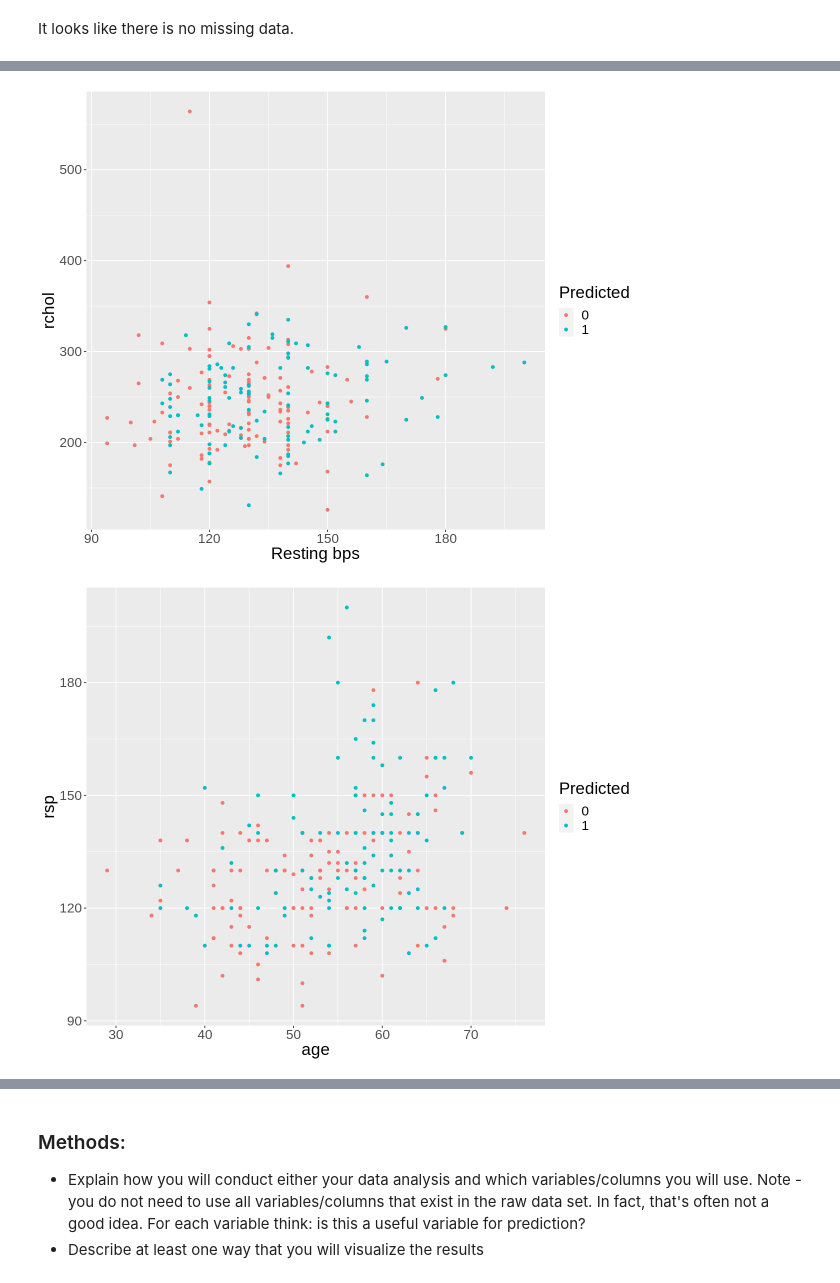
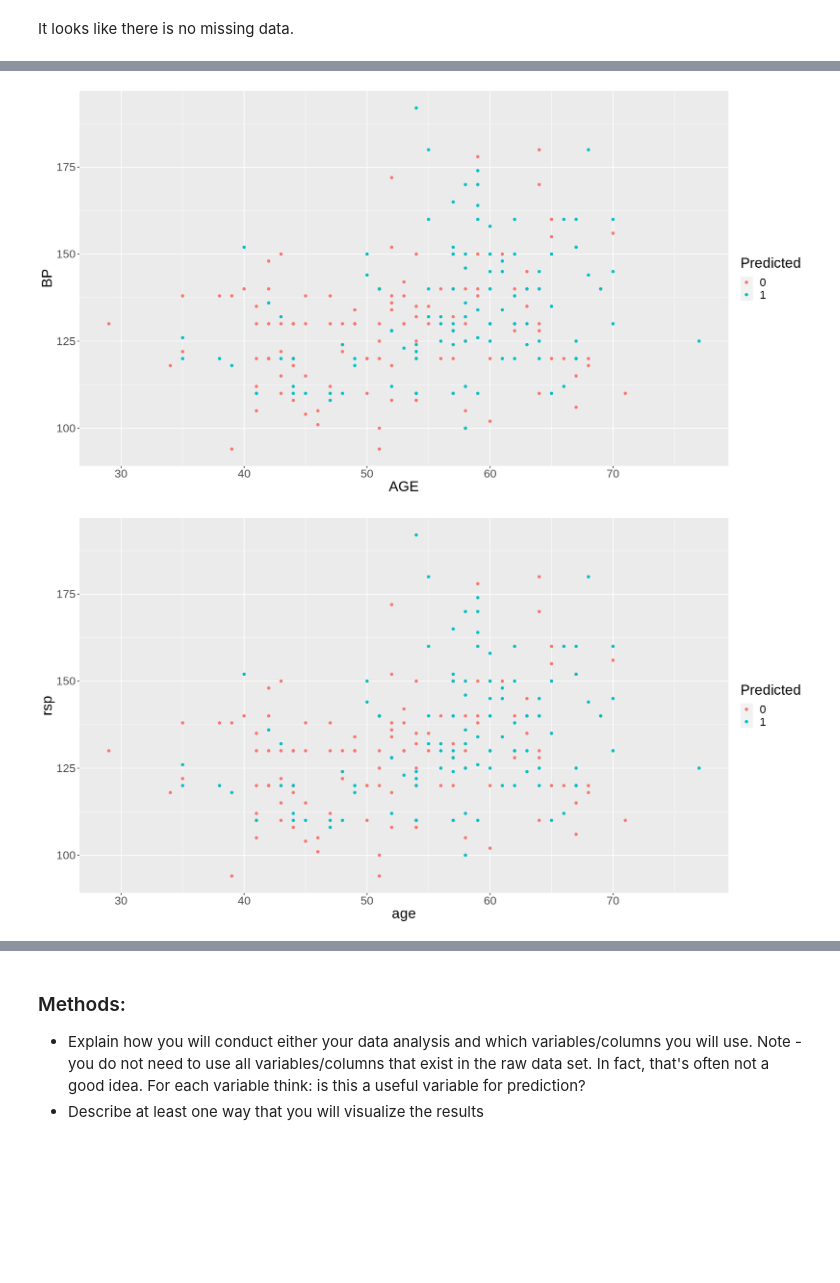
Before and after one commit to ggzggzggzggz/dsci-100-2022w1-group-083, a Jupyter notebook: group_project_proposal.ipynb, the cells around one changed output, grey strips where cells are left out. Saved outputs shown, nothing was run; the diff lists cells and outputs as text; code cells hidden in the pictures; blank space fills up the shorter version.

```diff
--- a/group_project_proposal.ipynb
+++ b/group_project_proposal.ipynb
@@ -133,10 +133,10 @@ thalach_plot
 # %%
-options(repr.plot.width = 10, repr.plot.height = 8)
+options(repr.plot.width = 15, repr.plot.height = 8)
 
 bp_plot <- data_train |>
-ggplot(aes(x = trestbps, y = chol, colour = num_the_predicted_attribute)) +
+ggplot(aes(x = age, y = trestbps, colour = num_the_predicted_attribute)) +
 geom_point() +
-labs(x = "Resting bps", y = "rchol", colour = "Predicted") +
+labs(x = "AGE", y = "BP", colour = "Predicted") +
 theme(text=element_text(size=20))
 
 bp_plot
@@ -145,33 +145,33 @@ bp_aplot <- data_train |>
 ggplot(aes(x = age, y = trestbps, colour = num_the_predicted_attribute)) +
 geom_point() +
 labs(x = "age", y = "rsp", colour = "Predicted") +
 theme(text=element_text(size=20))
 
 bp_aplot
 
 bp_hplot <- data_train |>
 ggplot(aes(x = thalach, y = trestbps, colour = num_the_predicted_attribute)) +
 geom_point() +
 labs(x = "Maximum Heart Rate Achieved", y = "Resting blood Pressure", colour = "Predicted") +
 theme(text=element_text(size=15))
 
 bp_hplot
 
 ch_hplot <- data_train |>
 ggplot(aes(x = thalach, y = chol, colour = num_the_predicted_attribute)) +
 geom_point() +
 labs(x = "Maximum Heart Rate Achieved", y = "cholesterol", colour = "Predicted") +
 theme(text=element_text(size=15))
 
 ch_hplot
 
 ch_aplot <- data_train |>
-ggplot(aes(x = chol, y = age, colour = num_the_predicted_attribute)) +
+ggplot(aes(x = chol, y = thalach, colour = num_the_predicted_attribute)) +
 geom_point() +
 labs(x = "Maximum Heart Rate Achieved", y = "cholesterol", colour = "Predicted") +
 theme(text=element_text(size=15))
 
 ch_aplot
 # %% [output]
-[figure, old version]
+[figure, new version]
-[figure, old version]
+[figure, new version]
```
Also changed, not shown: parts of 6 cells of this notebook.
